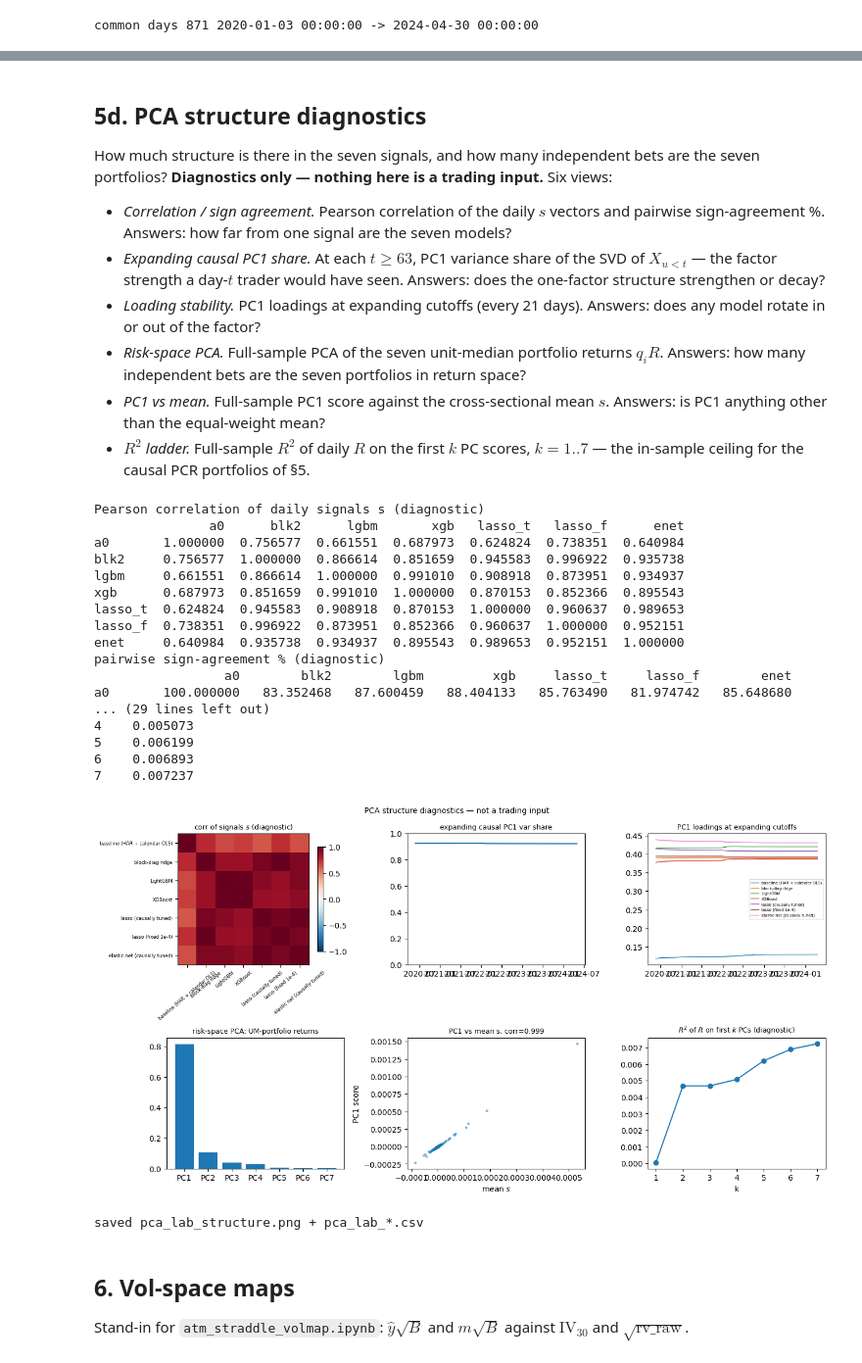
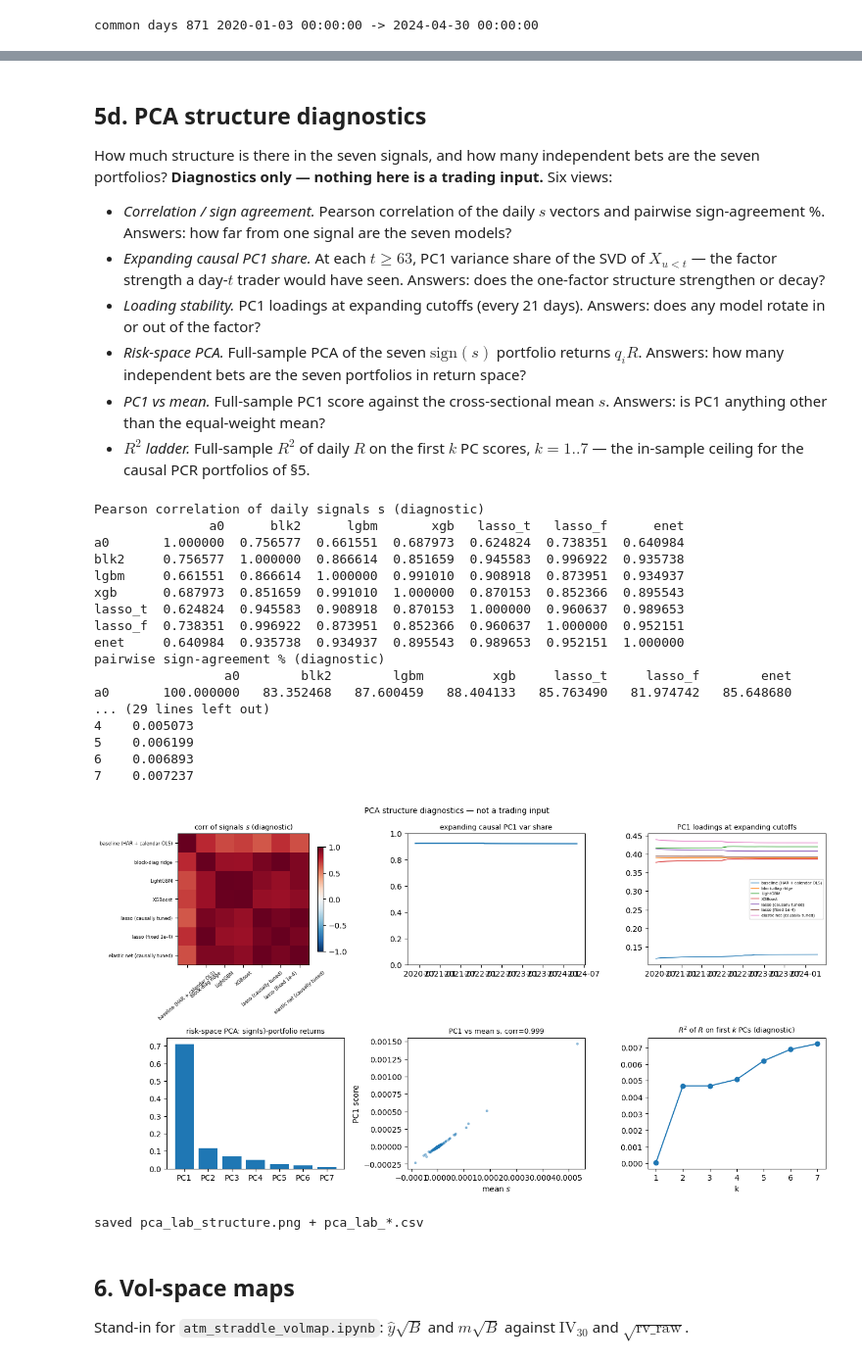
Before and after one commit to jamesdchen/harxhar-clean, a Jupyter notebook: notebooks/atm_straddle_experimental.ipynb, the cells around one changed output, grey strips where cells are left out. Shown at 98% size. Drawn from its saved outputs; the diff is of its cells as text; code cells hidden in the pictures.

```diff
--- a/notebooks/atm_straddle_experimental.ipynb
+++ b/notebooks/atm_straddle_experimental.ipynb
@@ -187,12 +186,11 @@ printed as a diagnostic, not used to trade.
 sig = pd.DataFrame({tag: books[tag]["signal"].loc[common] for tag in MODEL_ORDER})
 pos = np.sign(sig).replace(0.0, -1.0)
 R = books["blk2"]["R"].loc[common]
-um = pd.DataFrame({tag: asl.rule_sizes(books[tag])["unit-median VRP"].loc[common] for tag in MODEL_ORDER})
 
 ens = {}
 ens["mean-s then sign"] = np.sign(sig.mean(axis=1)).replace(0.0, -1.0) * R
 ens["majority vote"] = np.sign(pos.sum(axis=1)).replace(0.0, -1.0) * R
-ens["EW unit-median q"] = um.mean(axis=1) * R
+ens["EW sign(s) q"] = pos.mean(axis=1) * R
 
 def trailing_w(q: pd.DataFrame, kind: str) -> pd.Series:
     w_hist = []
@@ -218,14 +216,10 @@ def trailing_w(q: pd.DataFrame, kind: str) -> pd.Series:
         out.iloc[i] = float((q.iloc[i] * w).sum())
     return out
 
-ens["trail-Sharpe um q"] = trailing_w(um, "sharpe") * R
-ens["trail-IR um q"] = trailing_w(um, "ir") * R
+ens["trail-Sharpe sign(s) q"] = trailing_w(pos, "sharpe") * R
+ens["trail-IR sign(s) q"] = trailing_w(pos, "ir") * R
 blk_sizes = asl.rule_sizes(books["blk2"])
-ens["blk2 0.5 AS + 0.5 UM"] = (0.5 * blk_sizes["always short"] + 0.5 * blk_sizes["unit-median VRP"]).loc[common] * R
-ens["blk2 EW 3 rules"] = (
-    blk_sizes["always short"] + blk_sizes["sign(s)"] + blk_sizes["unit-median VRP"]
-).loc[common] / 3.0 * R
-ens["blk2 unit-median (bench)"] = blk_sizes["unit-median VRP"].loc[common] * R
+ens["blk2 0.5 AS + 0.5 sign(s)"] = (blk_sizes["always short"] + blk_sizes["sign(s)"]).loc[common] / 2.0 * R
 ens["blk2 sign(s)"] = blk_sizes["sign(s)"].loc[common] * R
 ens["always short"] = blk_sizes["always short"].loc[common] * R
 
@@ -276,9 +270,7 @@ rhat_k2 = pd.Series(rhat_k2, index=sig.index)
 q_pc1 = np.sign(s_pc1).replace(0.0, -1.0)
 q_pcr1 = np.sign(rhat_k1).replace(0.0, -1.0)
 q_pcr2 = np.sign(rhat_k2).replace(0.0, -1.0)
-q_pc1_um = q_pc1 * asl.causal_leverage(s_pc1)
 ens["spectral PC1 sign"] = q_pc1 * R
-ens["spectral PC1 unit-median"] = q_pc1_um * R
 ens["PCR k=1 sign"] = q_pcr1 * R
 ens["PCR k=2 sign"] = q_pcr2 * R
 
@@ -421,16 +408,14 @@ def _sgn(x):
 pca_books = {}
 q1 = _sgn(s_pc1x)
 pca_books["spectral PC1 sign"] = q1 * R
-pca_books["spectral PC1 unit-median"] = q1 * asl.causal_leverage(s_pc1x) * R
 for k in range(1, p + 1):
     pca_books[f"PCR k={k} sign"] = _sgn(rhat[k]) * R
-pca_books["PCR k=1 unit-median"] = _sgn(rhat[1]) * asl.causal_leverage(rhat[1]) * R
 for j in (1, 2):
     zj = pd.Series(scores[:, j] * bsign[:, j], index=idx)
     pca_books[f"PC{j+1} sign (beta-aligned)"] = _sgn(zj) * R
 
-# Causal PC1 on the 7-vector of signed unit-median positions q.
-Xq = um.to_numpy(float)
+# Causal PC1 on the 7-vector of signed positions q = sign(s).
+Xq = pos.to_numpy(float)
 s_q1 = np.full(n, np.nan)
 for t in range(n):
     if t < 63:
@@ -445,14 +430,13 @@ for t in range(n):
 s_q1 = pd.Series(s_q1, index=idx)
 pca_books["PC1-of-q sign"] = _sgn(s_q1) * R
 
-pca_books["EW unit-median q"] = ens["EW unit-median q"]
-pca_books["blk2 unit-median (bench)"] = ens["blk2 unit-median (bench)"]
+pca_books["EW sign(s) q"] = ens["EW sign(s) q"]
+pca_books["blk2 sign(s)"] = ens["blk2 sign(s)"]
 pca_books["always short"] = ens["always short"]
 
 chk = max(
     float((pca_books[k_] - ens[k_]).abs().max())
-    for k_ in ("spectral PC1 sign", "spectral PC1 unit-median",
-               "PCR k=1 sign", "PCR k=2 sign")
+    for k_ in ("spectral PC1 sign", "PCR k=1 sign", "PCR k=2 sign")
 )
 print("max |R' diff| vs the §5 portfolios:", chk)
 pca_tab = pd.DataFrame({k: asl.rule_row(v, _sgn(v)) for k, v in pca_books.items()}).T
@@ -577,13 +560,12 @@ rhat_pls2 = pd.Series(rhat_pls2, index=sig.index)
 sup = {}
 q_pls1 = np.sign(z_pls1).replace(0.0, -1.0)
 sup["PLS1 sign"] = q_pls1 * R
-sup["PLS1 unit-median"] = q_pls1 * asl.causal_leverage(z_pls1) * R
 sup["PLS2 rhat sign"] = np.sign(rhat_pls2).replace(0.0, -1.0) * R
 for a in PLS_ALPHAS:
     za = pd.Series(z_pcovr[a], index=sig.index)
     sup[f"PCovR a={a} sign"] = np.sign(za).replace(0.0, -1.0) * R
-for k in ("PCR k=1 sign", "spectral PC1 sign", "EW unit-median q",
-          "blk2 unit-median (bench)", "always short"):
+for k in ("PCR k=1 sign", "spectral PC1 sign", "EW sign(s) q",
+          "blk2 sign(s)", "always short"):
     sup[k] = ens[k]
 
 pls_tab = pd.DataFrame({k: asl.rule_row(v, np.sign(v).replace(0, -1)) for k, v in sup.items()}).T
@@ -625,8 +606,8 @@ here is a trading input.** Six views:
 - *Loading stability.* PC1 loadings at expanding cutoffs
   (every 21 days). Answers: does any model rotate in or out of the
   factor?
-- *Risk-space PCA.* Full-sample PCA of the seven unit-median portfolio
-  returns $q_i R$. Answers: how many independent bets are the seven
+- *Risk-space PCA.* Full-sample PCA of the seven $\mathrm{sign}(s)$
+  portfolio returns $q_i R$. Answers: how many independent bets are the seven
   portfolios in return space?
 - *PC1 vs mean.* Full-sample PC1 score against the cross-sectional
   mean $s$. Answers: is PC1 anything other than the equal-weight
@@ -675,13 +656,13 @@ print("PC1 loading range over expanding cutoffs")
 print(pd.DataFrame({"min": traj.min(), "max": traj.max()}).to_string())
 traj.to_csv(OUT / "pca_lab_loadings_traj.csv")
 
-# risk-space PCA: how many independent bets are the 7 UM portfolios?
-rets = um.mul(R, axis=0)
+# risk-space PCA: how many independent bets are the 7 sign(s) portfolios?
+rets = pos.mul(R, axis=0)
 Rc = rets.to_numpy(float)
 Rc = Rc - Rc.mean(axis=0)
 s_r = np.linalg.svd(Rc, compute_uv=False)
 share_risk = pd.Series(s_r**2 / (s_r**2).sum(), index=[f"PC{i+1}" for i in range(p)])
-print("risk-space PCA variance share (7 UM-portfolio daily returns, diagnostic)")
+print("risk-space PCA variance share (7 sign(s)-portfolio daily returns, diagnostic)")
 print(share_risk.to_string())
 share_risk.to_csv(OUT / "pca_lab_riskspace_share.csv")
 
@@ -726,41 +707,41 @@ ax.set_title("PC1 loadings at expanding cutoffs", fontsize=9)
 ax.legend(fontsize=5)
 ax = axes[1, 0]
 ax.bar(share_risk.index, share_risk.to_numpy())
-ax.set_title("risk-space PCA: UM-portfolio returns", fontsize=9)
+ax.set_title("risk-space PCA: sign(s)-portfolio returns", fontsize=9)
 ax = axes[1, 1]
 ax.scatter(mean_s, z1, s=6, alpha=0.4)
 ax.set_xlabel("mean $s$")
 ax.set_ylabel("PC1 score")
 ax.set_title(f"PC1 vs mean s, corr={corr_pc1_mean:.3f}", fontsize=9)
 ax = axes[1, 2]
 ax.plot(r2.index, r2.to_numpy(), marker="o")
 ax.set_xlabel("k")
 ax.set_title("$R^2$ of $R$ on first $k$ PCs (diagnostic)", fontsize=9)
 fig.suptitle("PCA structure diagnostics — not a trading input", fontsize=10)
 fig.tight_layout()
 fig.savefig(OUT / "pca_lab_structure.png", dpi=120, bbox_inches="tight")
 display(fig)
 plt.close(fig)
 print("saved pca_lab_structure.png + pca_lab_*.csv")
 # %% [output]
 Pearson correlation of daily signals s (diagnostic)
                a0      blk2      lgbm       xgb   lasso_t   lasso_f      enet
 a0       1.000000  0.756577  0.661551  0.687973  0.624824  0.738351  0.640984
 blk2     0.756577  1.000000  0.866614  0.851659  0.945583  0.996922  0.935738
 lgbm     0.661551  0.866614  1.000000  0.991010  0.908918  0.873951  0.934937
 xgb      0.687973  0.851659  0.991010  1.000000  0.870153  0.852366  0.895543
 lasso_t  0.624824  0.945583  0.908918  0.870153  1.000000  0.960637  0.989653
 lasso_f  0.738351  0.996922  0.873951  0.852366  0.960637  1.000000  0.952151
 enet     0.640984  0.935738  0.934937  0.895543  0.989653  0.952151  1.000000
 pairwise sign-agreement % (diagnostic)
                  a0        blk2        lgbm         xgb     lasso_t     lasso_f        enet
 a0       100.000000   83.352468   87.600459   88.404133   85.763490   81.974742   85.648680
 ... (29 lines left out)
 4    0.005073
 5    0.006199
 6    0.006893
 7    0.007237
-[figure, old version]
+[figure, new version]
 saved pca_lab_structure.png + pca_lab_*.csv
 # %% [markdown]
 ## 6. Vol-space maps
```
Also changed, not shown: parts of 22 cells of this notebook, 56 other files.
